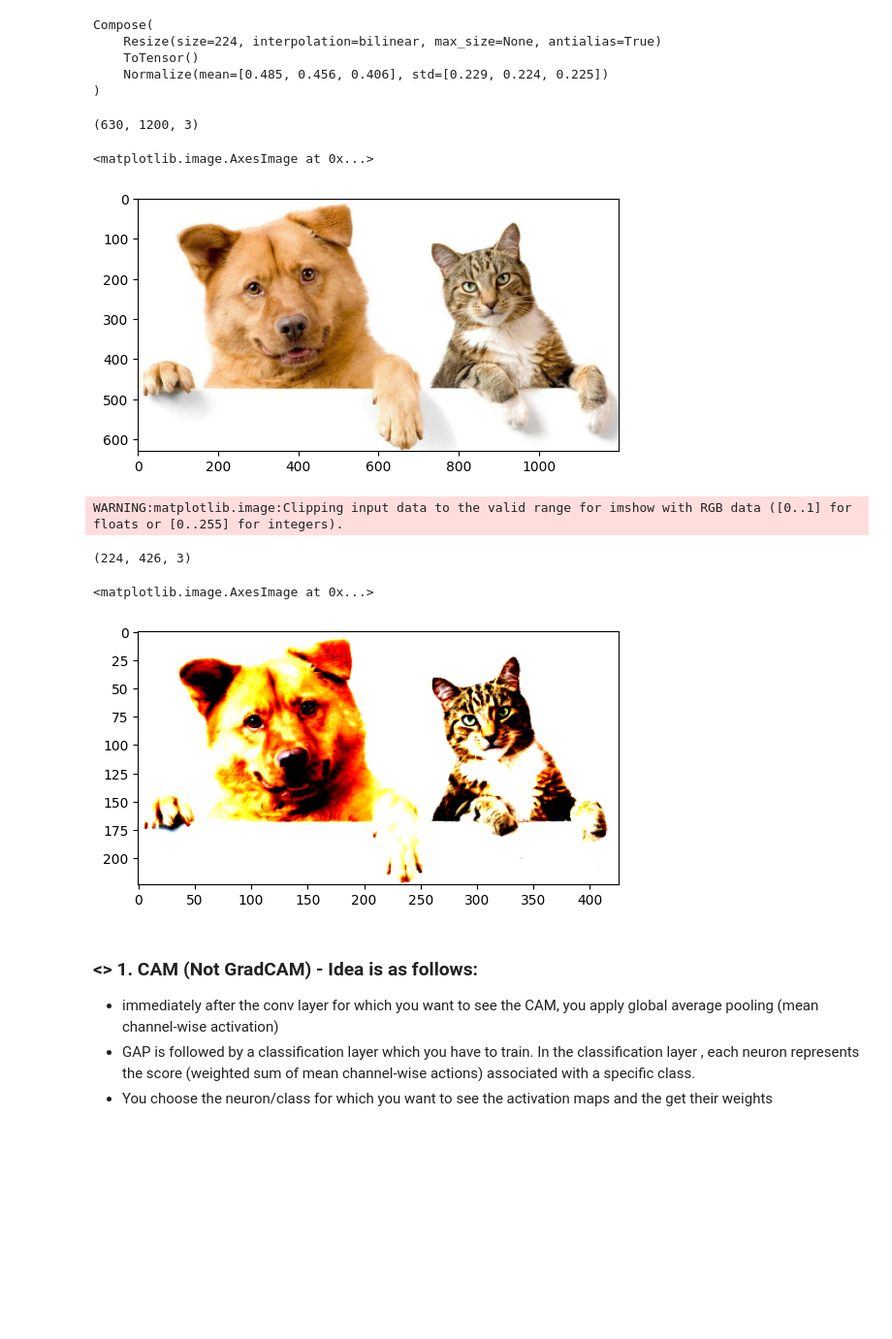
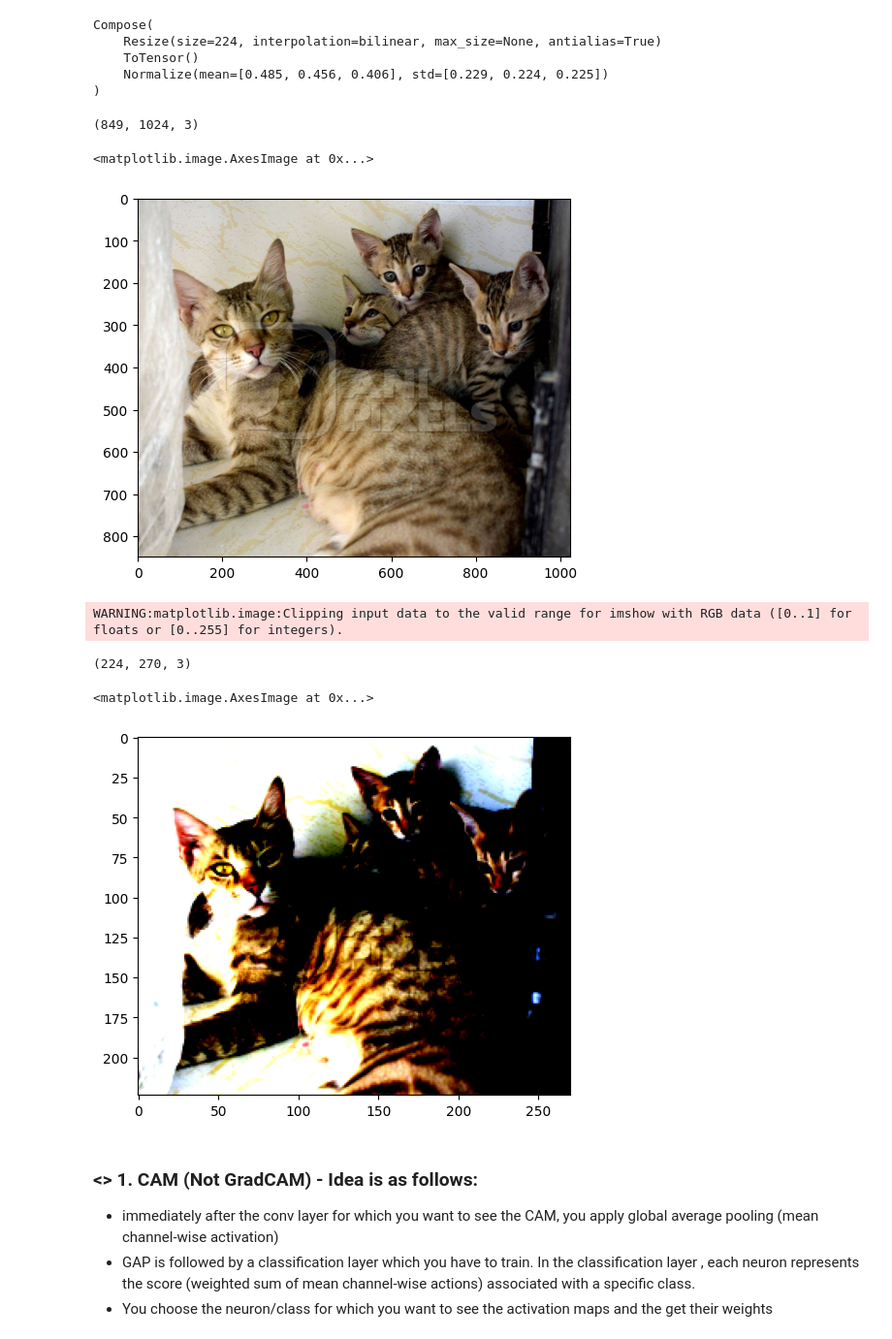
Before and after one commit to tutorials101/gradCAM, a Jupyter notebook: visualizations.ipynb, the cells around one changed output. Shown at 97% size. Drawn from its saved outputs; the diff is of its cells as text; code cells hidden in the pictures; blank space fills up the shorter version.

```diff
--- a/visualizations.ipynb
+++ b/visualizations.ipynb
@@ -99,24 +99,24 @@ def backward_hook(name):
 # %%
 #Example input, this is an image of cat and dog
 
-img_path = "gradCAM/examples/example2.jpg"
+img_path = "gradCAM/examples/example3.jpg"
 
 img = Image.open(img_path)
 print(np.array(img).shape)
 plt.imshow(img)
 # %% [output]
-(630, 1200, 3)
+(849, 1024, 3)
 <matplotlib.image.AxesImage at 0x...>
-[figure, old version]
+[figure, new version]
 # %%
 input = preprocess(img)
 print(input.numpy().transpose(1,2,0).shape)
 plt.imshow(input.numpy().transpose(1,2,0))
 # %% [output]
 WARNING:matplotlib.image:Clipping input data to the valid range for imshow with RGB data ([0..1] for floats or [0..255] for integers).
-(224, 426, 3)
+(224, 270, 3)
 <matplotlib.image.AxesImage at 0x...>
-[figure, old version]
+[figure, new version]
 # %% [markdown]
 ### <> **1. CAM (Not GradCAM)** - Idea is as follows:
 - immediately after the conv layer for which you want to see the CAM, you apply global average pooling (mean channel-wise activation)
```
Also changed, not shown: parts of 18 cells of this notebook.
